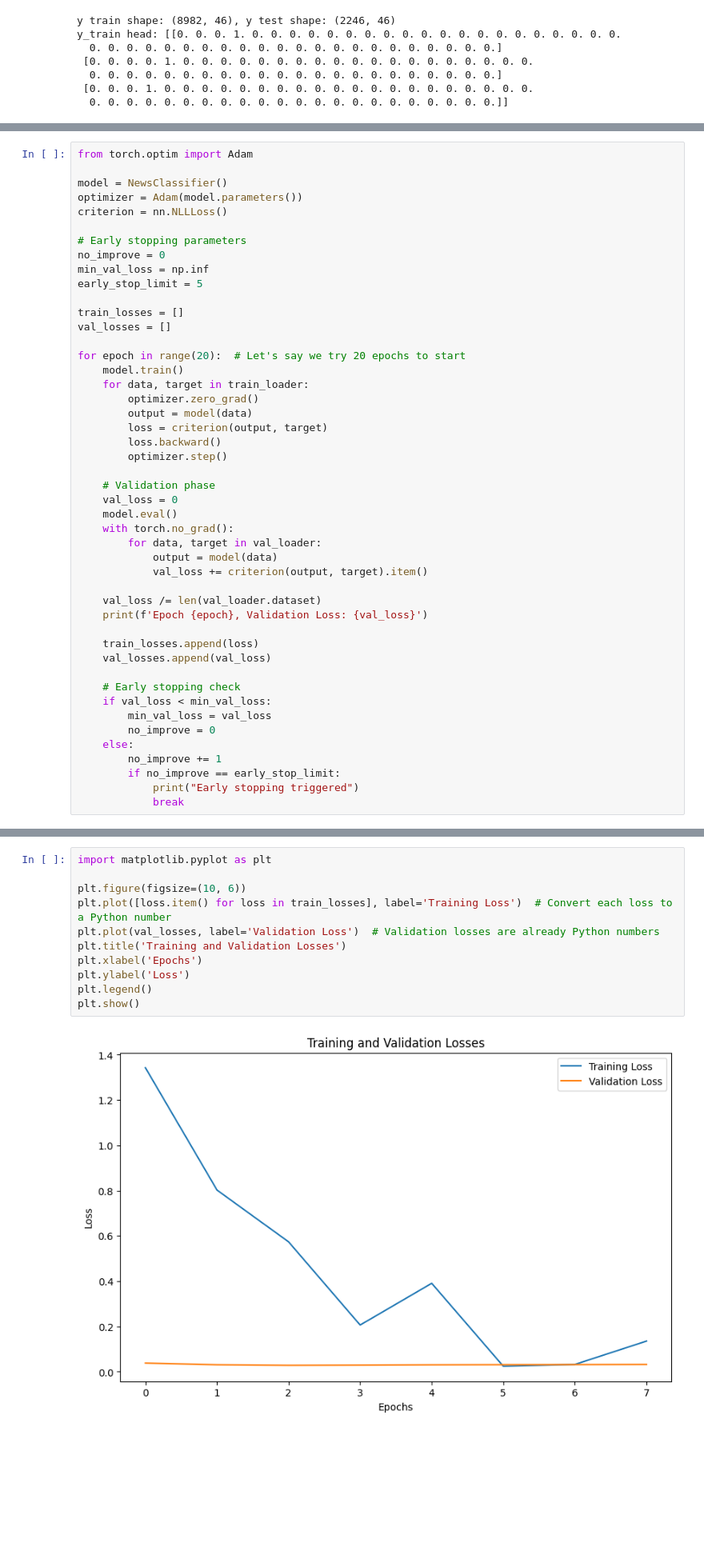
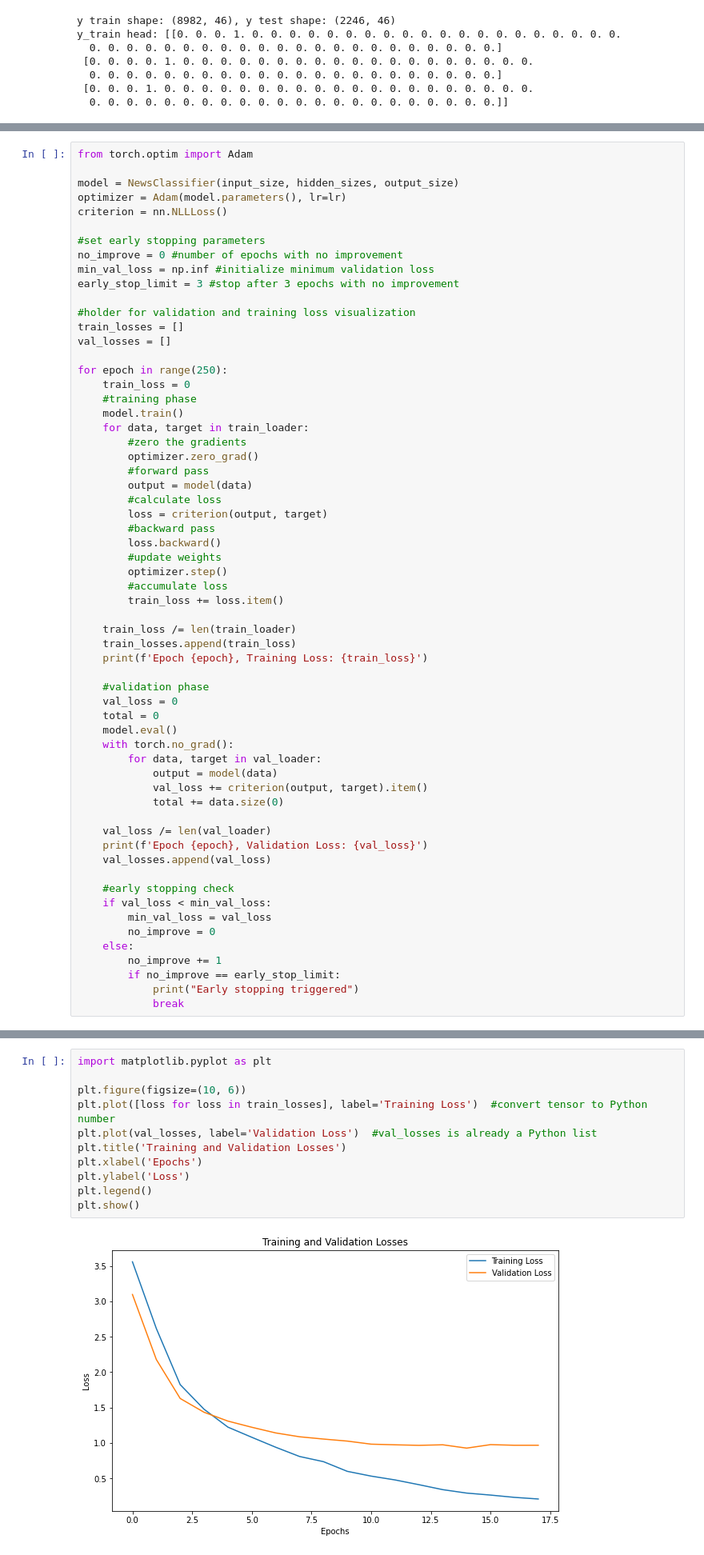
Before and after one commit to lecarpen23/deep-learning-labs, a Jupyter notebook: lab-2.2.ipynb, the cells around one changed output, grey strips where cells are left out. Shown: that part at 80% size. Cells and saved outputs as stored; diff of their text form; blank space fills up the shorter version.

```diff
--- a/lab-2.2.ipynb
+++ b/lab-2.2.ipynb
@@ -146,42 +153,56 @@ val_loader = DataLoader(val_dataset, batch_size=32)
 # %%
 from torch.optim import Adam
 
-model = NewsClassifier()
-optimizer = Adam(model.parameters())
+model = NewsClassifier(input_size, hidden_sizes, output_size)
+optimizer = Adam(model.parameters(), lr=lr)
 criterion = nn.NLLLoss()
 
-# Early stopping parameters
-no_improve = 0
-min_val_loss = np.inf
-early_stop_limit = 5
+#set early stopping parameters
+no_improve = 0 #number of epochs with no improvement
+min_val_loss = np.inf #initialize minimum validation loss
+early_stop_limit = 3 #stop after 3 epochs with no improvement
 
+#holder for validation and training loss visualization
 train_losses = []
 val_losses = []
 
-for epoch in range(20):  # Let's say we try 20 epochs to start
+for epoch in range(250):
+    train_loss = 0
+    #training phase
     model.train()
     for data, target in train_loader:
+        #zero the gradients
         optimizer.zero_grad()
+        #forward pass
         output = model(data)
+        #calculate loss
         loss = criterion(output, target)
+        #backward pass
         loss.backward()
+        #update weights
         optimizer.step()
+        #accumulate loss
+        train_loss += loss.item()
 
-    # Validation phase
+    train_loss /= len(train_loader)
+    train_losses.append(train_loss)
+    print(f'Epoch {epoch}, Training Loss: {train_loss}')
+
+    #validation phase
     val_loss = 0
+    total = 0
     model.eval()
     with torch.no_grad():
         for data, target in val_loader:
             output = model(data)
             val_loss += criterion(output, target).item()
+            total += data.size(0)
 
-    val_loss /= len(val_loader.dataset)
+    val_loss /= len(val_loader)
     print(f'Epoch {epoch}, Validation Loss: {val_loss}')
-
-    train_losses.append(loss)
     val_losses.append(val_loss)
 
-    # Early stopping check
+    #early stopping check
     if val_loss < min_val_loss:
         min_val_loss = val_loss
         no_improve = 0
@@ -203,13 +238,13 @@ Early stopping triggered
 # %%
 import matplotlib.pyplot as plt
 
 plt.figure(figsize=(10, 6))
-plt.plot([loss.item() for loss in train_losses], label='Training Loss')  # Convert each loss to a Python number
-plt.plot(val_losses, label='Validation Loss')  # Validation losses are already Python numbers
+plt.plot([loss for loss in train_losses], label='Training Loss')  #convert tensor to Python number
+plt.plot(val_losses, label='Validation Loss')  #val_losses is already a Python list
 plt.title('Training and Validation Losses')
 plt.xlabel('Epochs')
 plt.ylabel('Loss')
 plt.legend()
 plt.show()
 # %% [output]
-[figure, old version]
+[figure, new version]
```
Also changed, not shown: parts of 5 cells of this notebook.
